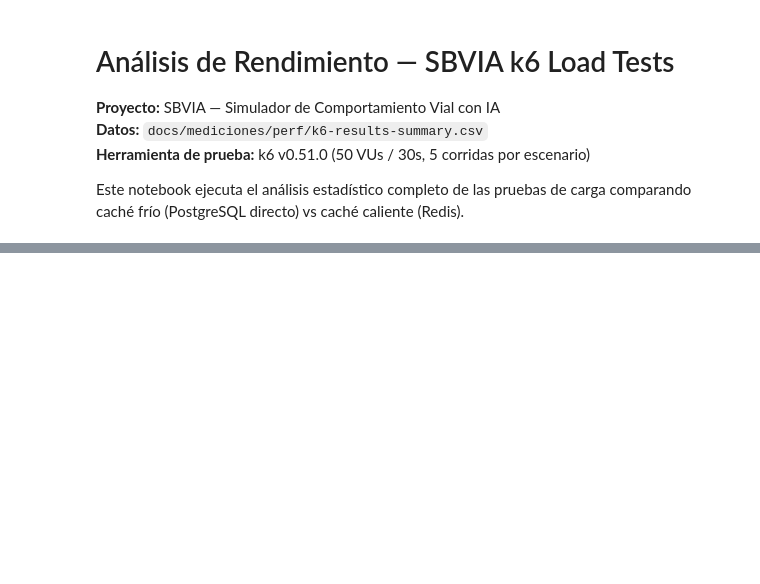
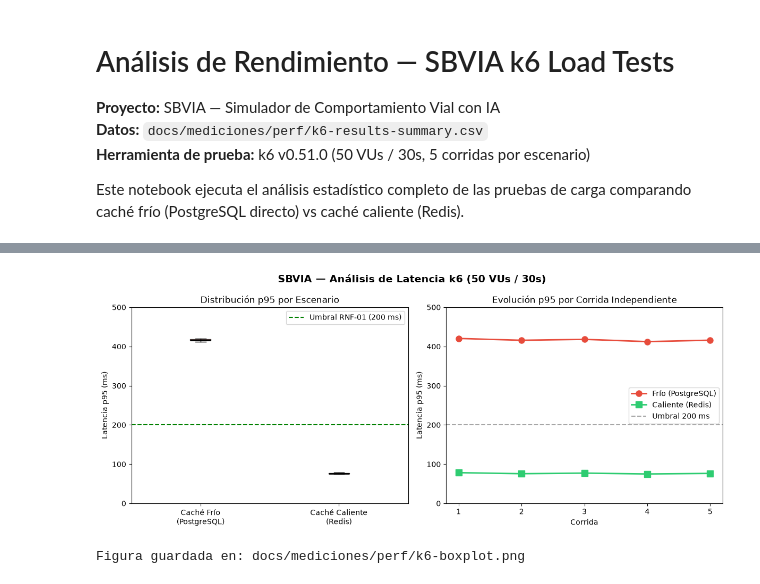
Before and after one commit to keithdrox/SBVIA-AppWeb, a Jupyter notebook: scripts/perf-analysis.ipynb, the cells around one changed output, grey strips where cells are left out. Drawn from its saved outputs; the diff is of its cells as text; code cells hidden in the pictures; blank space fills up the shorter version.

```diff
--- a/scripts/perf-analysis.ipynb
+++ b/scripts/perf-analysis.ipynb
@@ -66,34 +108,37 @@ fig.suptitle('SBVIA — Análisis de Latencia k6 (50 VUs / 30s)', fontsize=14, f
 
 # Boxplot
 axes[0].boxplot(
     [cold['p95_ms'].values, hot['p95_ms'].values],
-    labels=['Caché Frío\n(PostgreSQL)', 'Caché Caliente\n(Redis)'],
+    tick_labels=['Caché Frío\n(PostgreSQL)', 'Caché Caliente\n(Redis)'],
     patch_artist=True,
     boxprops=dict(facecolor='#e74c3c', alpha=0.7),
     medianprops=dict(color='black', linewidth=2)
 )
 axes[0].axhline(y=200, color='green', linestyle='--', label='Umbral RNF-01 (200 ms)')
 axes[0].set_ylabel('Latencia p95 (ms)')
 axes[0].set_title('Distribución p95 por Escenario')
 axes[0].legend()
 axes[0].set_ylim(0, 500)
 
 # Evolución por corrida
 runs = range(1, 6)
 axes[1].plot(runs, cold['p95_ms'].values, 'o-', color='#e74c3c', label='Frío (PostgreSQL)', linewidth=2, markersize=8)
 axes[1].plot(runs, hot['p95_ms'].values,  's-', color='#2ecc71', label='Caliente (Redis)',   linewidth=2, markersize=8)
 axes[1].axhline(y=200, color='gray', linestyle='--', alpha=0.7, label='Umbral 200 ms')
 axes[1].set_xlabel('Corrida')
 axes[1].set_ylabel('Latencia p95 (ms)')
 axes[1].set_title('Evolución p95 por Corrida Independiente')
 axes[1].legend()
 axes[1].set_ylim(0, 500)
 axes[1].set_xticks(list(runs))
 
 plt.tight_layout()
 plt.savefig('../docs/mediciones/perf/k6-boxplot.png', dpi=150, bbox_inches='tight')
 plt.show()
 print('Figura guardada en: docs/mediciones/perf/k6-boxplot.png')
+# %% [output]
+[figure, added]
+Figura guardada en: docs/mediciones/perf/k6-boxplot.png
 # %%
 # Tabla resumen final
 summary = pd.DataFrame({
```
Also changed, not shown: parts of 5 cells of this notebook, 5 other files.
